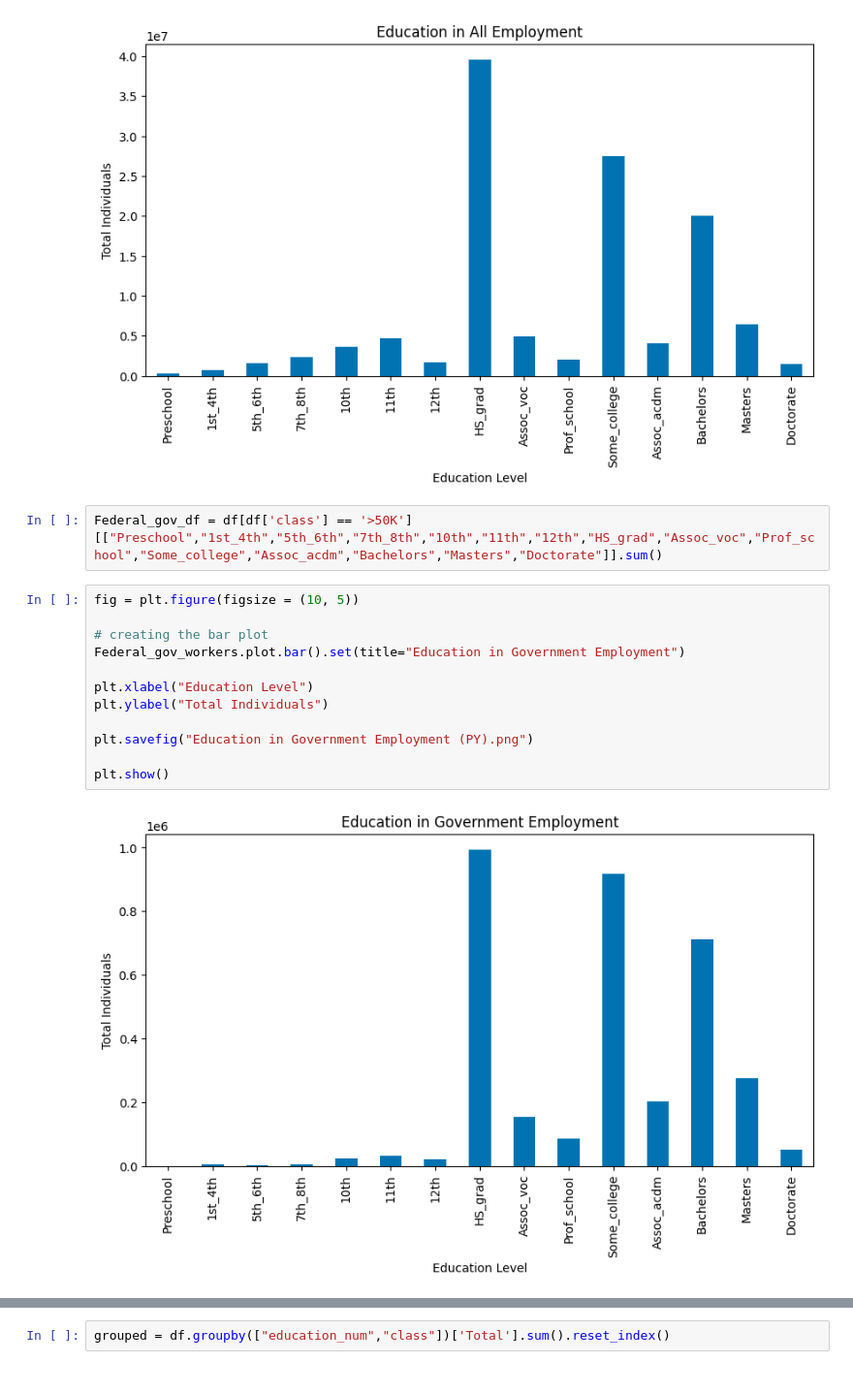
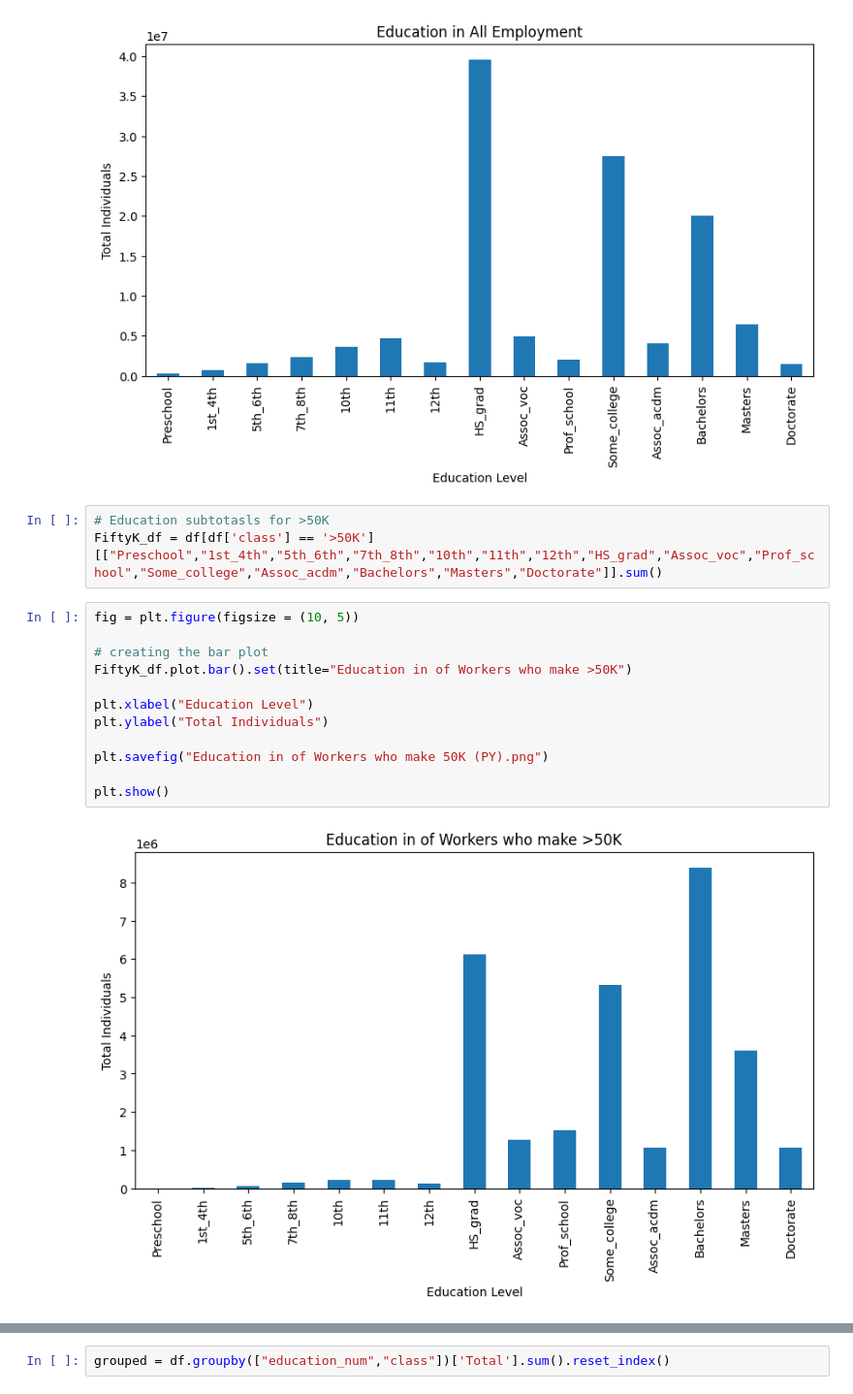
Before and after one commit to toby-farley/Adult, a Jupyter notebook: Adult Py.ipynb, the cells around one changed output, grey strips where cells are left out. Shown: that part at 97% size. Drawn from its saved outputs; the diff is of its cells as text.

```diff
--- a/Adult Py.ipynb
+++ b/Adult Py.ipynb
@@ -68,19 +74,20 @@ plt.show()
 # %% [output]
 [figure]
 # %%
-Federal_gov_df = df[df['class'] == '>50K'][["Preschool","1st_4th","5th_6th","7th_8th","10th","11th","12th","HS_grad","Assoc_voc","Prof_school","Some_college","Assoc_acdm","Bachelors","Masters","Doctorate"]].sum()
+# Education subtotasls for >50K
+FiftyK_df = df[df['class'] == '>50K'][["Preschool","1st_4th","5th_6th","7th_8th","10th","11th","12th","HS_grad","Assoc_voc","Prof_school","Some_college","Assoc_acdm","Bachelors","Masters","Doctorate"]].sum()
 # %%
 fig = plt.figure(figsize = (10, 5))
 
 # creating the bar plot
-Federal_gov_workers.plot.bar().set(title="Education in Government Employment")
+FiftyK_df.plot.bar().set(title="Education in of Workers who make >50K")
 
 plt.xlabel("Education Level")
 plt.ylabel("Total Individuals")
 
-plt.savefig("Education in Government Employment (PY).png")
+plt.savefig("Education in of Workers who make 50K (PY).png")
 
 plt.show()
 # %% [output]
-[figure, old version]
+[figure, new version]
 # %%
```
Also changed, not shown: parts of 11 cells of this notebook, 22 other files.
